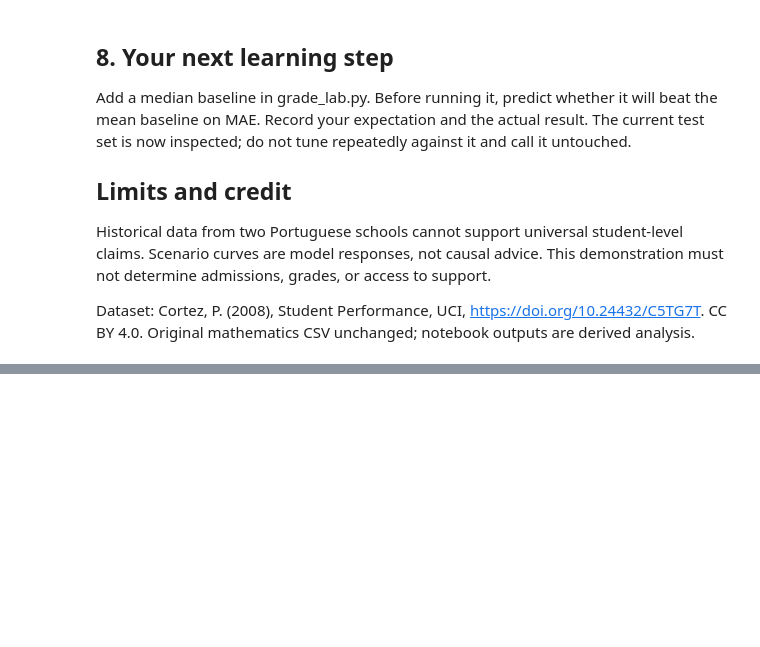
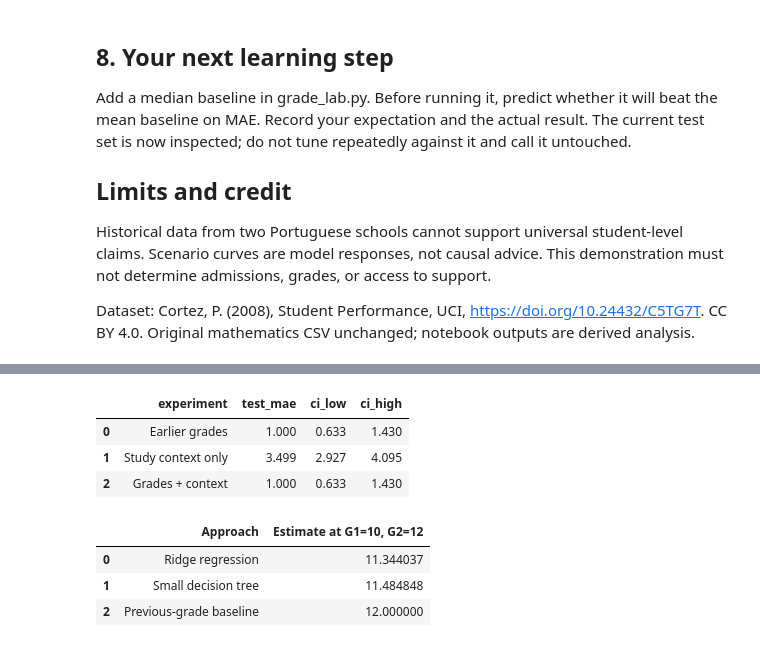
Before and after one commit to ran-nope/grade-lab, a Jupyter notebook: student_performance.ipynb, the cells around one changed output, grey strips where cells are left out. Drawn from its saved outputs; the diff is of its cells as text; code cells hidden in the pictures; blank space fills up the shorter version.

Commit message:
Add model comparison and uncertainty checks

```diff
--- a/student_performance.ipynb
+++ b/student_performance.ipynb
@@ -162,0 +167,18 @@ Dataset: Cortez, P. (2008), Student Performance, UCI, https://doi.org/10.24432/C
+# %%
+from robustness import bootstrap_mae
+intervals, _ = bootstrap_mae(test.G3, predictions)
+intervals.round(3)
+# %% [output]
+|  | experiment | test_mae | ci_low | ci_high |
+| 0 | Earlier grades | 1.000 | 0.633 | 1.430 |
+| 1 | Study context only | 3.499 | 2.927 | 4.095 |
+| 2 | Grades + context | 1.000 | 0.633 | 1.430 |
+# %%
+from grade_lab import ROOT, fit_studio_models, predict_grade
+studio = fit_studio_models(df)
+pd.DataFrame({"Approach": list(studio), "Estimate at G1=10, G2=12": [predict_grade(model, 10, 12) for model in studio.values()]})
+# %% [output]
+|  | Approach | Estimate at G1=10, G2=12 |
+| 0 | Ridge regression | 11.344037 |
+| 1 | Small decision tree | 11.484848 |
+| 2 | Previous-grade baseline | 12.000000 |
```
Also changed, not shown: parts of 3 cells of this notebook, 7 other files.
